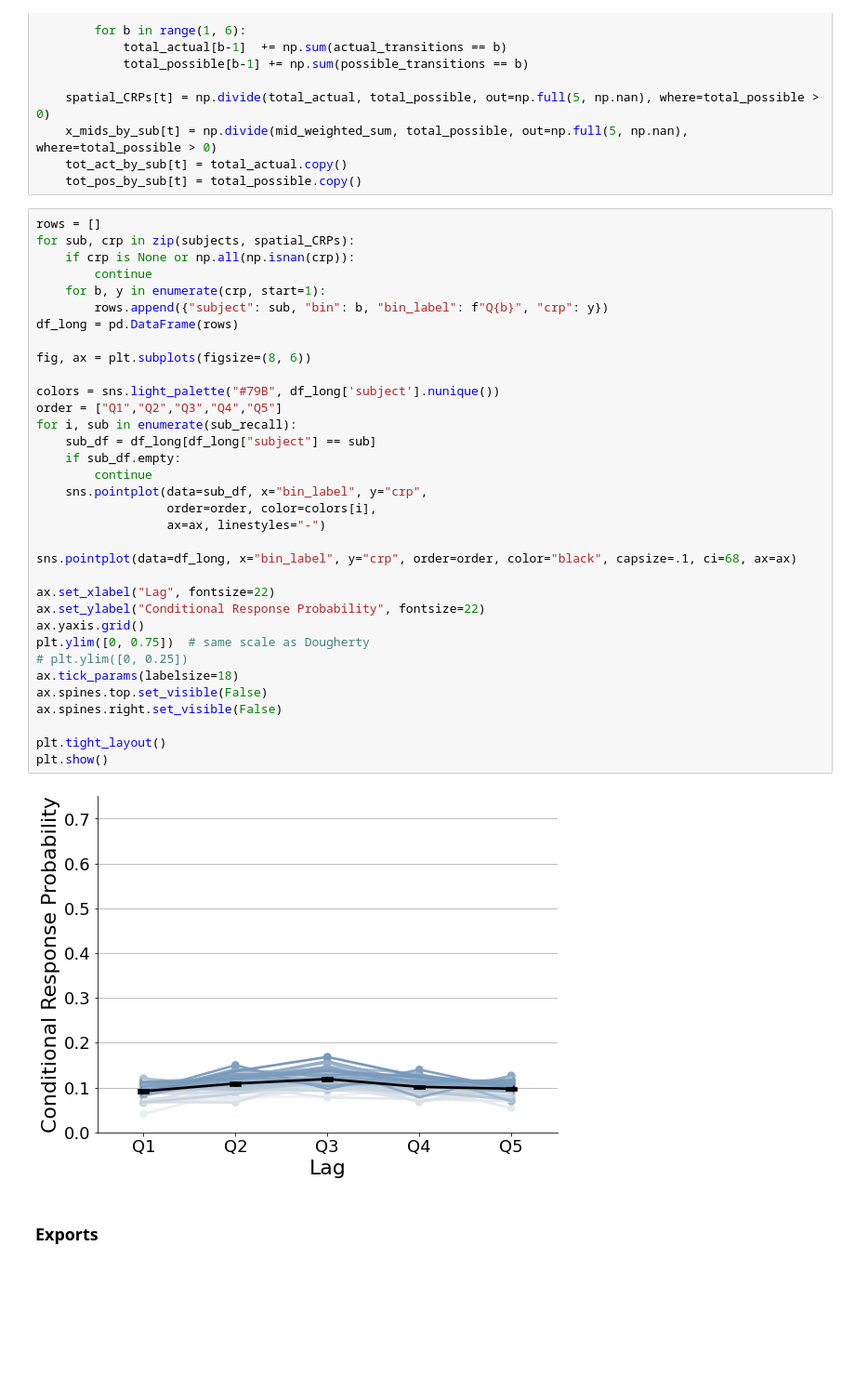
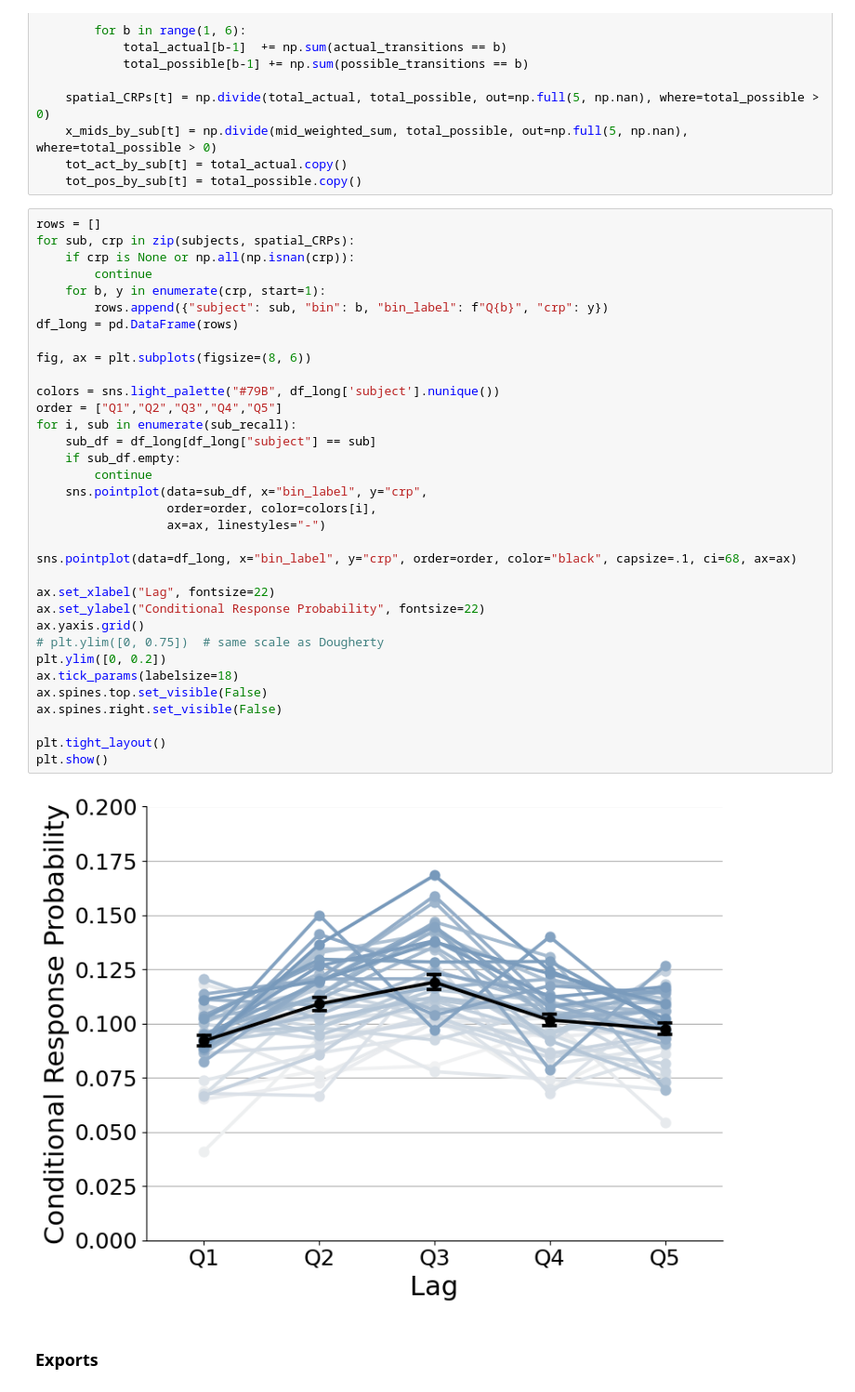
Before and after one commit to pennmem/CourierReinstate1, a Jupyter notebook: behavioral.ipynb, the cells around one changed output. Shown at 93% size. Drawn from its saved outputs; the diff is of its cells as text; blank space fills up the shorter version.

```diff
--- a/behavioral.ipynb
+++ b/behavioral.ipynb
@@ -567,36 +592,36 @@ for sub, crp in zip(subjects, spatial_CRPs):
     if crp is None or np.all(np.isnan(crp)):
         continue
     for b, y in enumerate(crp, start=1):
         rows.append({"subject": sub, "bin": b, "bin_label": f"Q{b}", "crp": y})
 df_long = pd.DataFrame(rows)
 
 fig, ax = plt.subplots(figsize=(8, 6))
 
 colors = sns.light_palette("#79B", df_long['subject'].nunique())
 order = ["Q1","Q2","Q3","Q4","Q5"]
 for i, sub in enumerate(sub_recall):
     sub_df = df_long[df_long["subject"] == sub]
     if sub_df.empty:
         continue
     sns.pointplot(data=sub_df, x="bin_label", y="crp",
                   order=order, color=colors[i],
                   ax=ax, linestyles="-")
 
 sns.pointplot(data=df_long, x="bin_label", y="crp", order=order, color="black", capsize=.1, ci=68, ax=ax)
 
 ax.set_xlabel("Lag", fontsize=22)
 ax.set_ylabel("Conditional Response Probability", fontsize=22)
 ax.yaxis.grid()
-plt.ylim([0, 0.75])  # same scale as Dougherty
-# plt.ylim([0, 0.25])
+# plt.ylim([0, 0.75])  # same scale as Dougherty
+plt.ylim([0, 0.2])
 ax.tick_params(labelsize=18)
 ax.spines.top.set_visible(False)
 ax.spines.right.set_visible(False)
 
 plt.tight_layout()
 plt.show()
 # %% [output]
-[figure, old version]
+[figure, new version]
 # %% [markdown]
 ### Exports
 # %%
```
Also changed, not shown: parts of 1 cell of this notebook, 1 other file.
